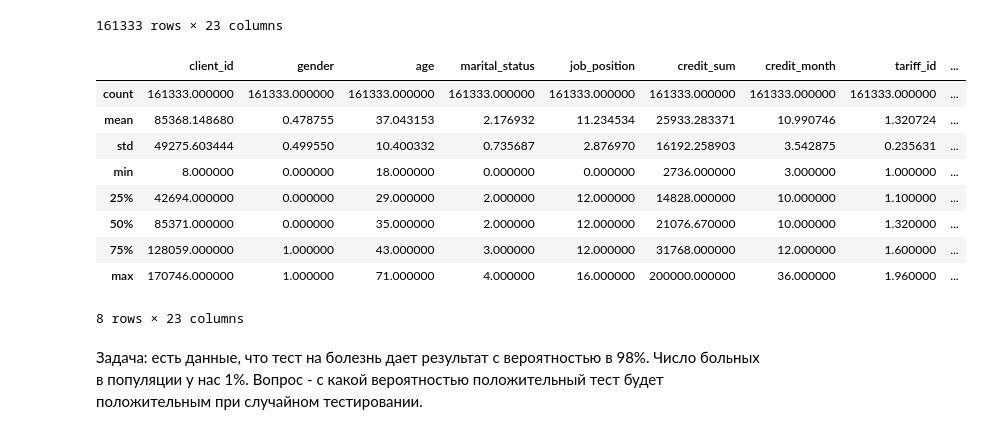
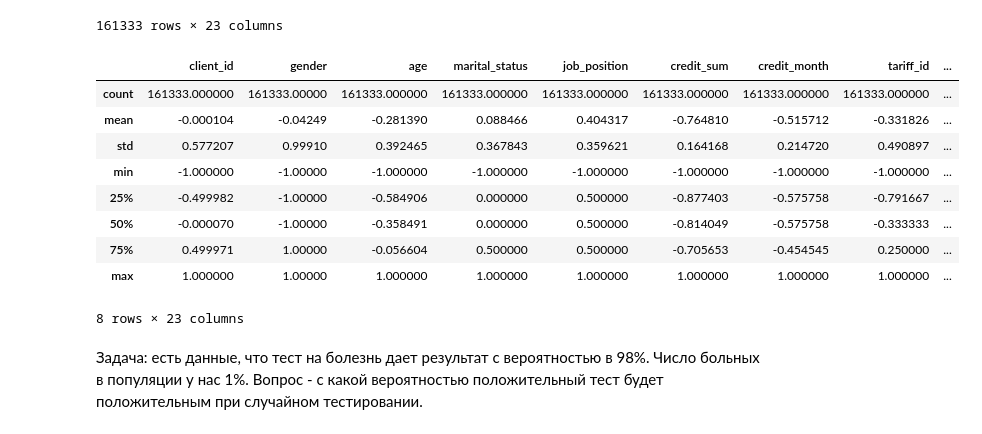
Before and after one commit to matfiz17181920/ML01_P_Online, a Jupyter notebook: Viktoria_Olegovna/HW_7/homework_2024-11-21.ipynb, the cells around one changed output. Saved outputs shown, nothing was run; the diff lists cells and outputs as text; code cells hidden in the pictures.

```diff
--- a/Viktoria_Olegovna/HW_7/homework_2024-11-21.ipynb
+++ b/Viktoria_Olegovna/HW_7/homework_2024-11-21.ipynb
@@ -477,17 +477,17 @@ scaled_df
 | 170745 | 1.000000 | 1.0 | 0.169811 | 0.0 | 0.5 | -0.898096 | -0.575758 | -0.791667 | ... |
 161333 rows × 23 columns
 # %%
-credit_df.describe()
+scaled_df.describe()
 # %% [output]
 |  | client_id | gender | age | marital_status | job_position | credit_sum | credit_month | tariff_id | ... |
-| count | 161333.000000 | 161333.000000 | 161333.000000 | 161333.000000 | 161333.000000 | 161333.000000 | 161333.000000 | 161333.000000 | ... |
-| mean | 85368.148680 | 0.478755 | 37.043153 | 2.176932 | 11.234534 | 25933.283371 | 10.990746 | 1.320724 | ... |
-| std | 49275.603444 | 0.499550 | 10.400332 | 0.735687 | 2.876970 | 16192.258903 | 3.542875 | 0.235631 | ... |
-| min | 8.000000 | 0.000000 | 18.000000 | 0.000000 | 0.000000 | 2736.000000 | 3.000000 | 1.000000 | ... |
-| 25% | 42694.000000 | 0.000000 | 29.000000 | 2.000000 | 12.000000 | 14828.000000 | 10.000000 | 1.100000 | ... |
-| 50% | 85371.000000 | 0.000000 | 35.000000 | 2.000000 | 12.000000 | 21076.670000 | 10.000000 | 1.320000 | ... |
-| 75% | 128059.000000 | 1.000000 | 43.000000 | 3.000000 | 12.000000 | 31768.000000 | 12.000000 | 1.600000 | ... |
-| max | 170746.000000 | 1.000000 | 71.000000 | 4.000000 | 16.000000 | 200000.000000 | 36.000000 | 1.960000 | ... |
+| count | 161333.000000 | 161333.00000 | 161333.000000 | 161333.000000 | 161333.000000 | 161333.000000 | 161333.000000 | 161333.000000 | ... |
+| mean | -0.000104 | -0.04249 | -0.281390 | 0.088466 | 0.404317 | -0.764810 | -0.515712 | -0.331826 | ... |
+| std | 0.577207 | 0.99910 | 0.392465 | 0.367843 | 0.359621 | 0.164168 | 0.214720 | 0.490897 | ... |
+| min | -1.000000 | -1.00000 | -1.000000 | -1.000000 | -1.000000 | -1.000000 | -1.000000 | -1.000000 | ... |
+| 25% | -0.499982 | -1.00000 | -0.584906 | 0.000000 | 0.500000 | -0.877403 | -0.575758 | -0.791667 | ... |
+| 50% | -0.000070 | -1.00000 | -0.358491 | 0.000000 | 0.500000 | -0.814049 | -0.575758 | -0.333333 | ... |
+| 75% | 0.499971 | 1.00000 | -0.056604 | 0.500000 | 0.500000 | -0.705653 | -0.454545 | 0.250000 | ... |
+| max | 1.000000 | 1.00000 | 1.000000 | 1.000000 | 1.000000 | 1.000000 | 1.000000 | 1.000000 | ... |
 8 rows × 23 columns
 # %% [markdown]
 Задача: есть данные, что тест на болезнь дает результат с вероятностью в 98%. Число больных в популяции у нас 1%.
```
